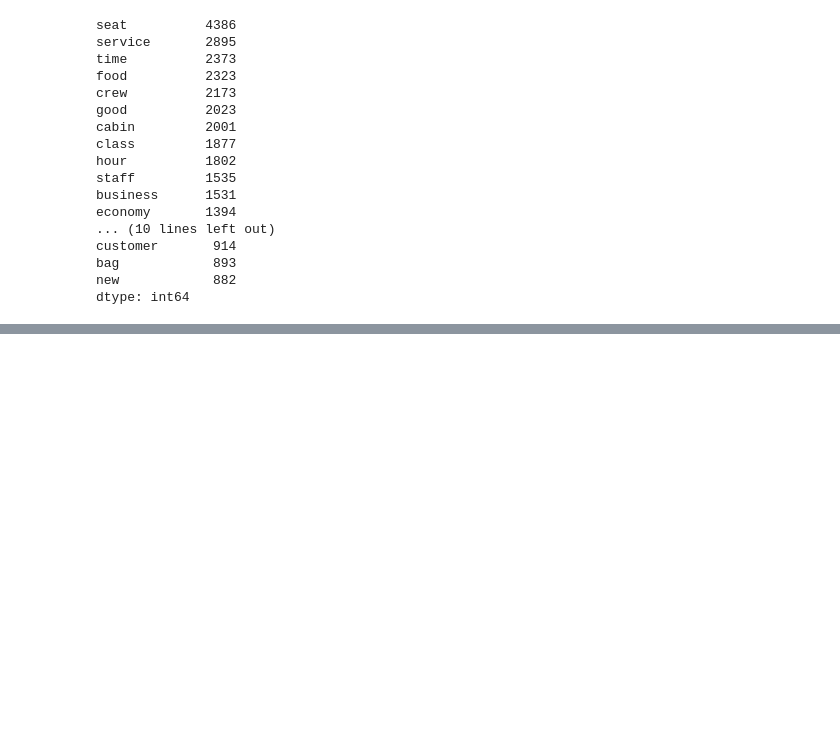
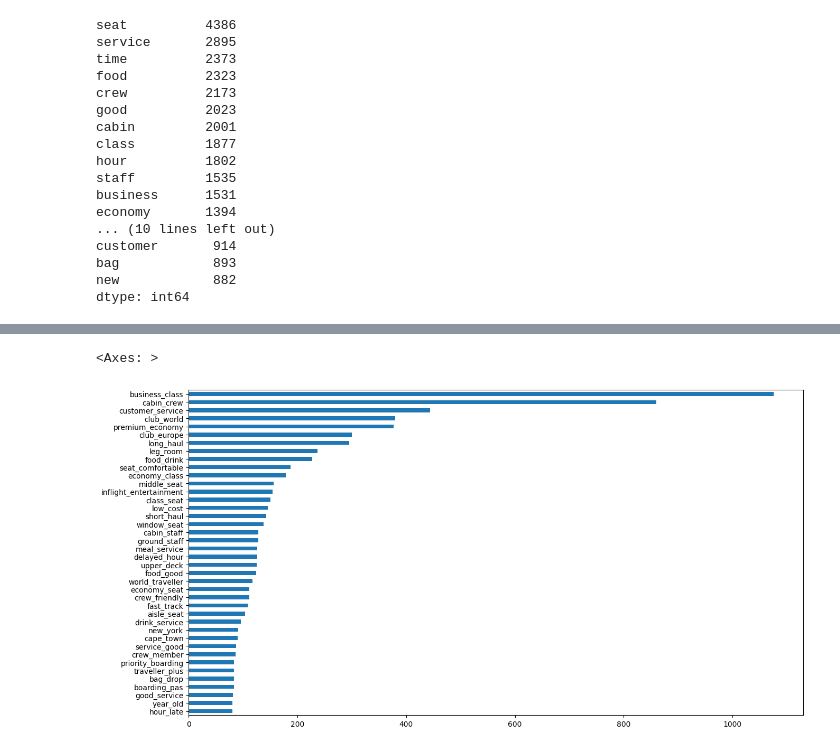
Before and after one commit to Ibeabuchi1/BA_internship, a Jupyter notebook: eda/eda_review.ipynb, the cells around one changed output, grey strips where cells are left out. Drawn from its saved outputs; the diff is of its cells as text; code cells hidden in the pictures; blank space fills up the shorter version.

```diff
--- a/eda/eda_review.ipynb
+++ b/eda/eda_review.ipynb
@@ -244,0 +272,11 @@ plt.xticks(rotation=30)
+# %%
+# sort values based on highest frequency
+joined_ngram = {"_".join(k):v for k, v in sorted(ngram_fd, key=lambda item:item[1])}
+# %%
+#  convert to dataframe series
+ngram_freqdist = pd.Series(joined_ngram)
+plt.figure(figsize=(15,8))
+ngram_freqdist.plot(kind='barh')
+# %% [output]
+<Axes: >
+[figure, added]
```
Also changed, not shown: parts of 12 cells of this notebook.
